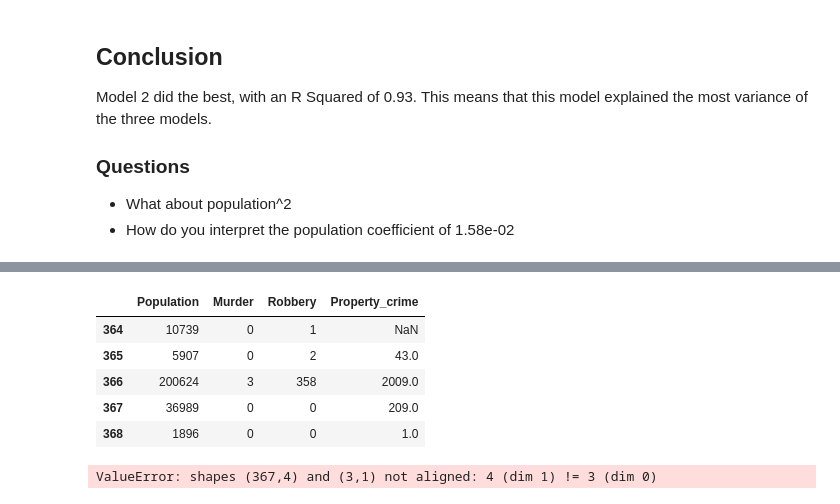
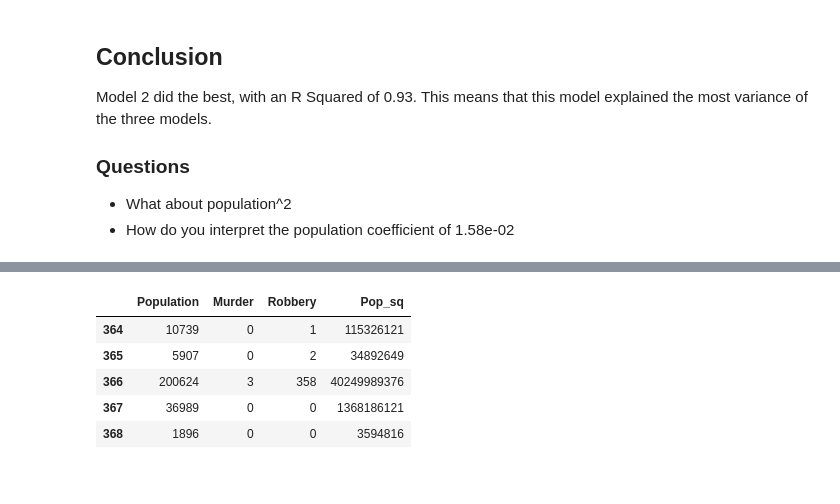
Before and after one commit to jlinGG/Thinkful-DS-Bootcamp, a Jupyter notebook: New-York-Crime.ipynb, the cells around one changed output, grey strips where cells are left out. Saved outputs shown, nothing was run; the diff lists cells and outputs as text; code cells hidden in the pictures.

```diff
--- a/New-York-Crime.ipynb
+++ b/New-York-Crime.ipynb
@@ -354,15 +385,18 @@ memory usage: 37.6+ KB
 # %%
-# For consistency, dropping NYC
-data14 = data14.drop(data14['City'] == 'New York')
+# Dropping NYC
+data14 = data14.drop(227)
+# %%
+# Creating population squared feature
+data14['Pop_sq'] = data14['Population']**2
 # %%
 # Creating dataframe for testing
-test = data14.loc[:,['Population','Murder','Robbery','Property_crime']]
+test_param = data14.loc[:,['Population','Murder','Robbery','Pop_sq']]
 # %%
-test.tail()
+test_param.tail()
 # %% [output]
-|  | Population | Murder | Robbery | Property_crime |
-| 364 | 10739 | 0 | 1 | NaN |
-| 365 | 5907 | 0 | 2 | 43.0 |
-| 366 | 200624 | 3 | 358 | 2009.0 |
-| 367 | 36989 | 0 | 0 | 209.0 |
-| 368 | 1896 | 0 | 0 | 1.0 |
+|  | Population | Murder | Robbery | Pop_sq |
+| 364 | 10739 | 0 | 1 | 115326121 |
+| 365 | 5907 | 0 | 2 | 34892649 |
+| 366 | 200624 | 3 | 358 | 40249989376 |
+| 367 | 36989 | 0 | 0 | 1368186121 |
+| 368 | 1896 | 0 | 0 | 3594816 |
@@ -372,4 +402,0 @@ test = test.dropna(subset=['Property_crime'])
-# %%
-test_pred = regr2.predict(test)
-# %% [output]
-ValueError: shapes (367,4) and (3,1) not aligned: 4 (dim 1) != 3 (dim 0)
```
Also changed, not shown: parts of 13 cells of this notebook, 4 other files.
